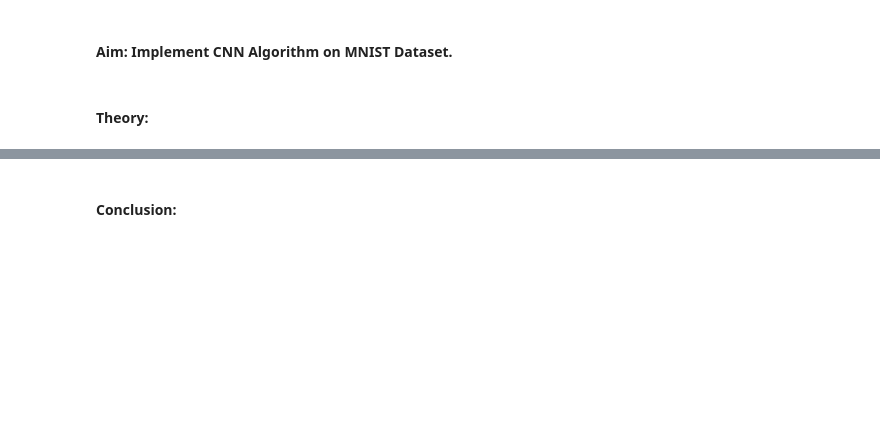
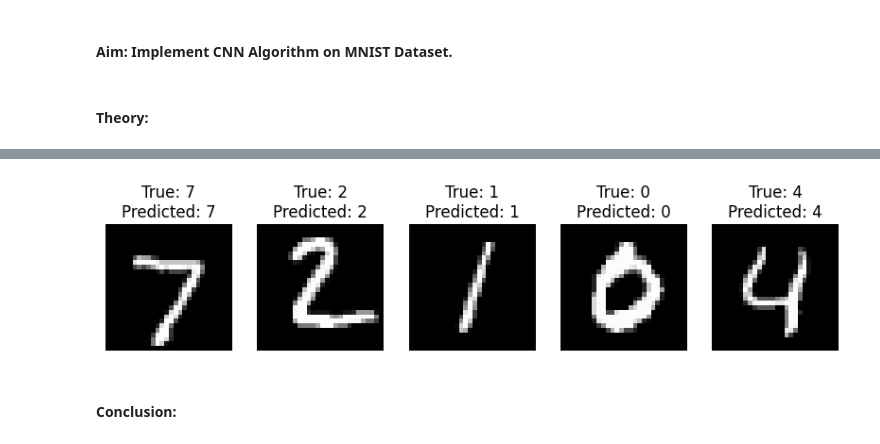
Before and after one commit to Kamran1819G/Deep-Learning-Lab, a Jupyter notebook: Experiment No 2.ipynb, the cells around one changed output, grey strips where cells are left out. Cells and saved outputs as stored; diff of their text form; code cells hidden in the pictures; blank space fills up the shorter version.

```diff
--- a/Experiment No 2.ipynb
+++ b/Experiment No 2.ipynb
@@ -98,0 +91,16 @@ Test accuracy: 0.9879999756813049
+# %%
+# Visualize some predictions
+def plot_predictions(images, labels, num_samples=5):
+    predictions = model.predict(images)
+    predicted_labels = np.argmax(predictions, axis=1)
+
+    plt.figure(figsize=(10, 4))
+    for i in range(num_samples):
+        plt.subplot(1, num_samples, i + 1)
+        plt.imshow(images[i].reshape(28, 28), cmap='gray')
+        plt.title(f'True: {np.argmax(labels[i])}\nPredicted: {predicted_labels[i]}')
+        plt.axis('off')
+    plt.show()
+
+plot_predictions(test_images[:5], test_labels[:5])
+# %% [output]
@@ -99,3 +108,4 @@ Test accuracy: 0.9879999756813049
+[figure, added]
 # %% [markdown]
 #### **Conclusion:**
 # %% [markdown]
```
Also changed, not shown: parts of 8 cells of this notebook.
